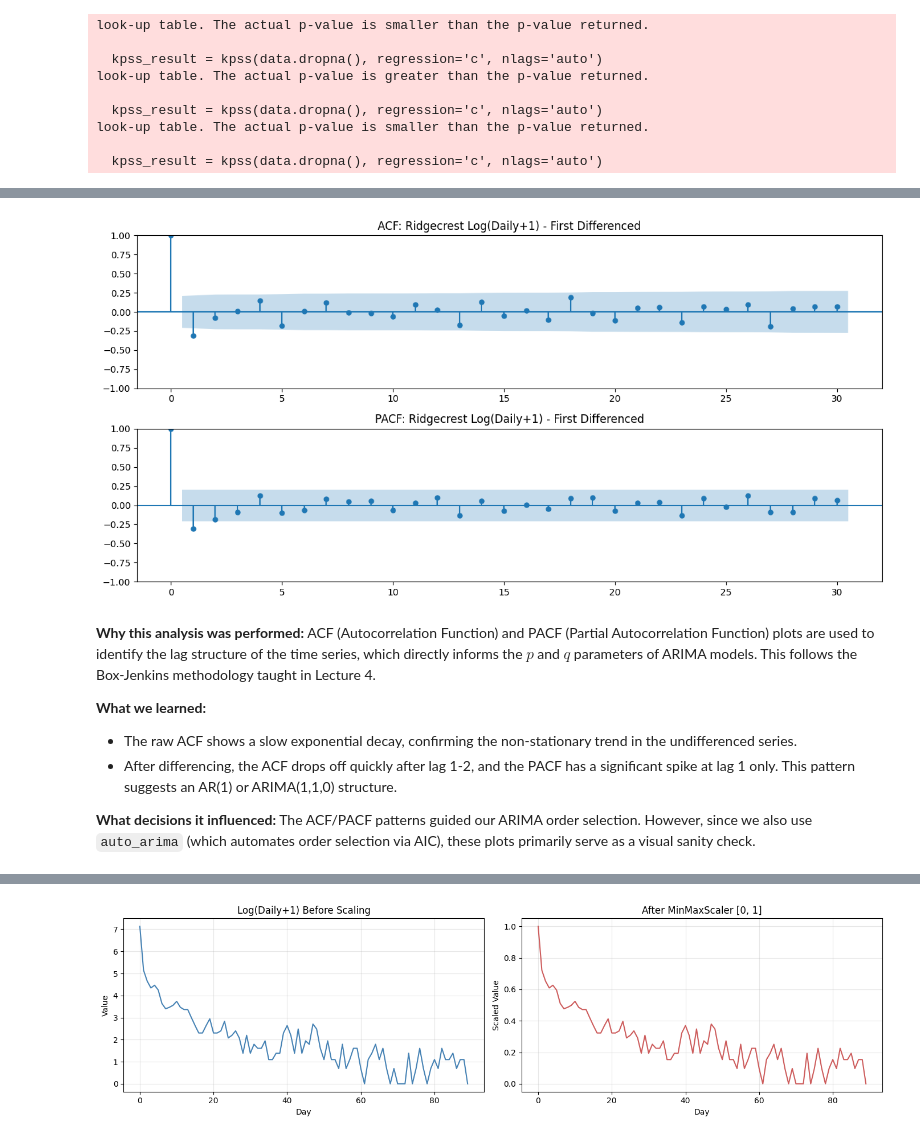
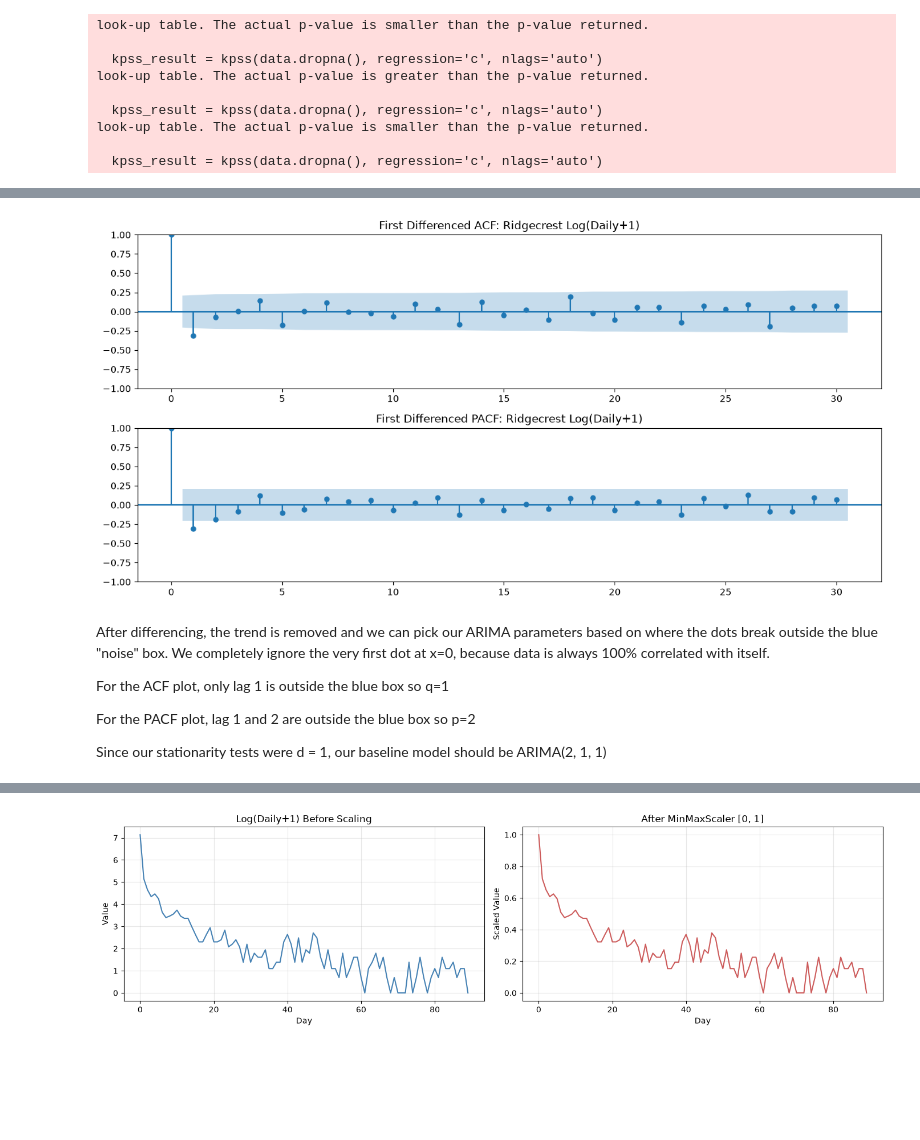
Before and after one commit to cronenberg64/aftershock-decay-forecasting, a Jupyter notebook: notebooks/capstone_main.ipynb, the cells around one changed output, grey strips where cells are left out. Cells and saved outputs as stored; diff of their text form; code cells hidden in the pictures; blank space fills up the shorter version.

```diff
--- a/notebooks/capstone_main.ipynb
+++ b/notebooks/capstone_main.ipynb
@@ -178,0 +271,29 @@ The magnitudes range from 2.5 (the $M_c$ threshold) to 5.44, with a mean of 2.89
+# %%
+processed_data = {}
+
+for name, df in raw_data.items():
+    if len(df) == 0:
+        continue
+
+    start_time = pd.to_datetime(sequences_meta[name]['start']).tz_localize('UTC')
+    df['days_since_mainshock'] = (df['time'] - start_time).dt.total_seconds() / (24 * 3600)
+
+    # Create daily bins
+    bins = np.arange(0, 91)
+    df['day_bin'] = pd.cut(df['days_since_mainshock'], bins=bins, labels=False, right=False) + 1
+
+    # Aggregate daily counts
+    daily_counts = df.groupby('day_bin').size().reset_index(name='daily_count')
+
+    # Ensure all 90 days exist even if 0 count
+    all_days = pd.DataFrame({'day_bin': np.arange(1, 91)})
+    daily_counts = pd.merge(all_days, daily_counts, on='day_bin', how='left').fillna(0)
+
+    # Calculate cumulative
+    daily_counts['cumulative_count'] = daily_counts['daily_count'].cumsum()
+    daily_counts.rename(columns={'day_bin': 'days_since_mainshock'}, inplace=True)
+
+    processed_data[name] = daily_counts
+
+rc_daily = processed_data['Ridgecrest_2019']
+rc_daily.head()
@@ -181,8 +521,8 @@ The magnitudes range from 2.5 (the $M_c$ threshold) to 5.44, with a mean of 2.89
 # %%
-# Load the processed daily data for Ridgecrest
-rc_daily = pd.read_parquet(os.path.join(PROJECT_ROOT, 'data', 'processed', 'Ridgecrest_2019_sequences_daily.parquet'))
+# load the processed daily data for Ridgecrest
+rc_daily = processed_data['Ridgecrest_2019']
 
-# Plot 1: Cumulative aftershock count over time
+# plot the cumulative aftershock count over time
 fig, ax = plt.subplots(figsize=(10, 5))
 ax.plot(rc_daily['days_since_mainshock'], rc_daily['cumulative_count'],
         color='steelblue', linewidth=2)
@@ -485,22 +1015,20 @@ plt.show()
 # %%
-# ACF/PACF for FIRST-DIFFERENCED log daily counts - Ridgecrest
+# ACF/PACF for first differenced log daily counts
 fig, axes = plt.subplots(2, 1, figsize=(12, 6))
 plot_acf(diff_log_daily, lags=30, ax=axes[0])
-axes[0].set_title('ACF: Ridgecrest Log(Daily+1) - First Differenced')
+axes[0].set_title('First Differenced ACF: Ridgecrest Log(Daily+1)')
 plot_pacf(diff_log_daily, lags=30, ax=axes[1])
-axes[1].set_title('PACF: Ridgecrest Log(Daily+1) - First Differenced')
+axes[1].set_title('First Differenced PACF: Ridgecrest Log(Daily+1)')
 plt.tight_layout()
 plt.show()
 # %% [output]
-[figure, old version]
+[figure, new version]
 # %% [markdown]
-**Why this analysis was performed:**
-ACF (Autocorrelation Function) and PACF (Partial Autocorrelation Function) plots are used to identify the lag structure of the time series, which directly informs the $p$ and $q$ parameters of ARIMA models. This follows the Box-Jenkins methodology taught in Lecture 4.
+After differencing, the trend is removed and we can pick our ARIMA parameters based on where the dots break outside the blue "noise" box. We completely ignore the very first dot at x=0, because data is always 100% correlated with itself.
 
-**What we learned:**
-- The raw ACF shows a slow exponential decay, confirming the non-stationary trend in the undifferenced series.
-- After differencing, the ACF drops off quickly after lag 1-2, and the PACF has a significant spike at lag 1 only. This pattern suggests an AR(1) or ARIMA(1,1,0) structure.
+For the ACF plot, only lag 1 is outside the blue box so q=1
 
-**What decisions it influenced:**
-The ACF/PACF patterns guided our ARIMA order selection. However, since we also use `auto_arima` (which automates order selection via AIC), these plots primarily serve as a visual sanity check.
+For the PACF plot, lag 1 and 2 are outside the blue box so p=2
+
+Since our stationarity tests were d = 1, our baseline model should be ARIMA(2, 1, 1)
 # %%
```
Also changed, not shown: parts of 103 cells of this notebook, 9 other files.
